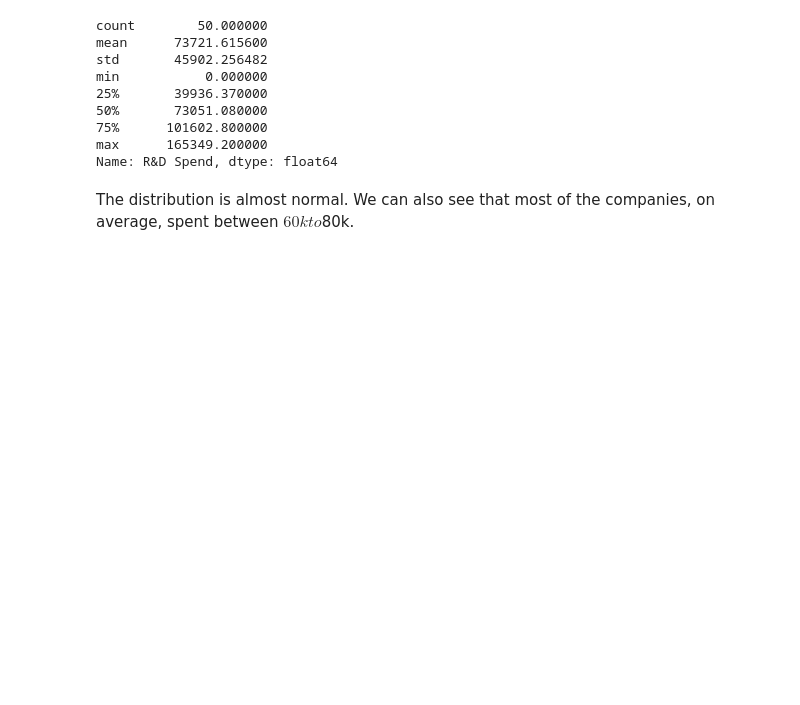
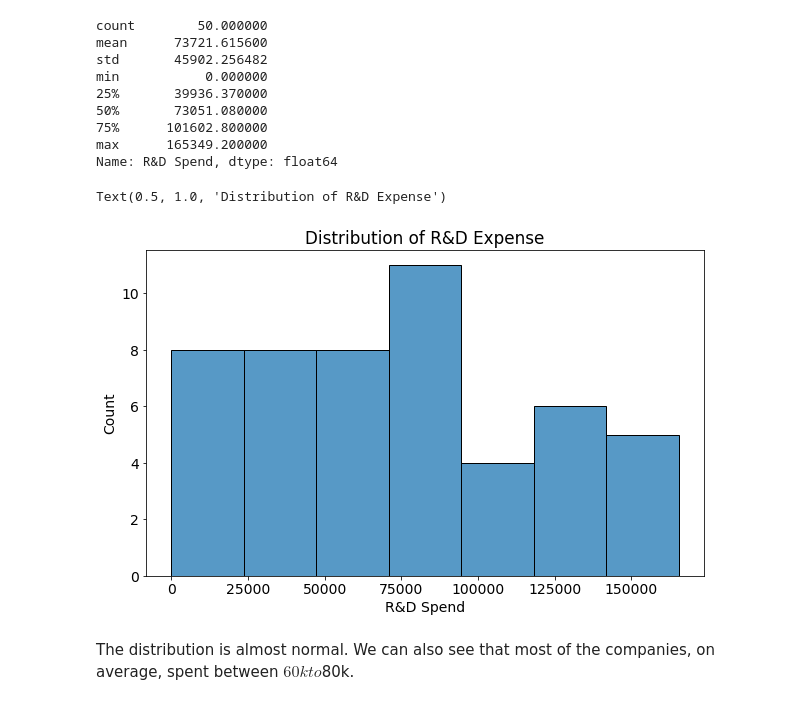
Before and after one commit to EsosaOrumwese/Learn-and-Build-Internship, a Jupyter notebook: Booster Courses/Task 2/Task2_PredictProfitML.ipynb, the cells around one changed output. Saved outputs shown, nothing was run; the diff lists cells and outputs as text; code cells hidden in the pictures; blank space fills up the shorter version.

Commit message:
Changed plot type

```diff
--- a/Booster Courses/Task 2/Task2_PredictProfitML.ipynb
+++ b/Booster Courses/Task 2/Task2_PredictProfitML.ipynb
@@ -93,12 +93,11 @@ min           0.000000
 max      165349.200000
 Name: R&D Spend, dtype: float64
 # %%
-fig = px.histogram(startups,
-                   x='R&D Spend',
-                   marginal='box',
-                   title='Distribution of R&D Spend')
-fig.update_layout(bargap=0.01)
-fig.show()
+sns.histplot(startups, x = "R&D Spend")
+plt.title("Distribution of R&D Expense")
+# %% [output]
+Text(0.5, 1.0, 'Distribution of R&D Expense')
+[figure, added]
 # %% [markdown]
 The distribution is almost normal. We can also see that most of the companies, on average, spent between $60k to $80k.
 # %% [markdown]
```
Also changed, not shown: parts of 5 cells of this notebook.
